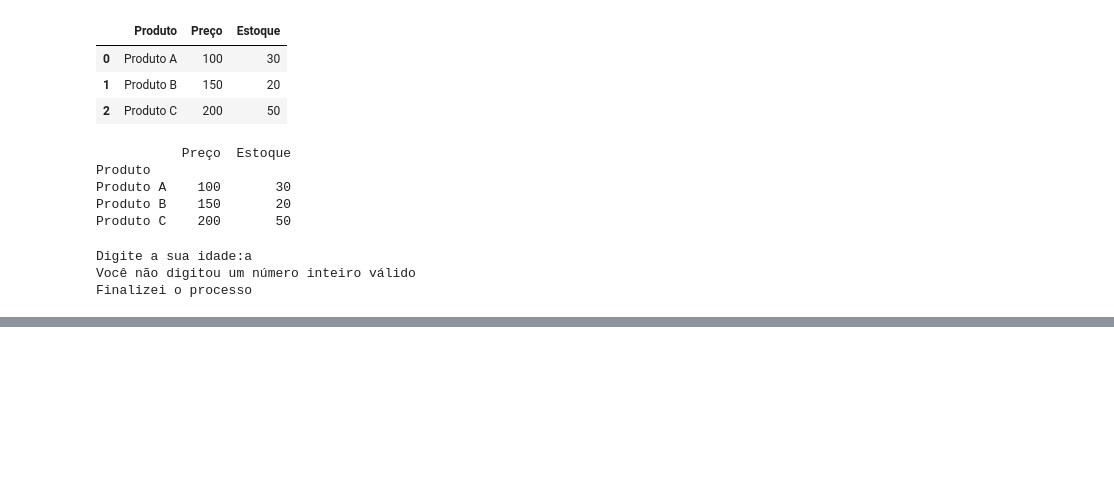
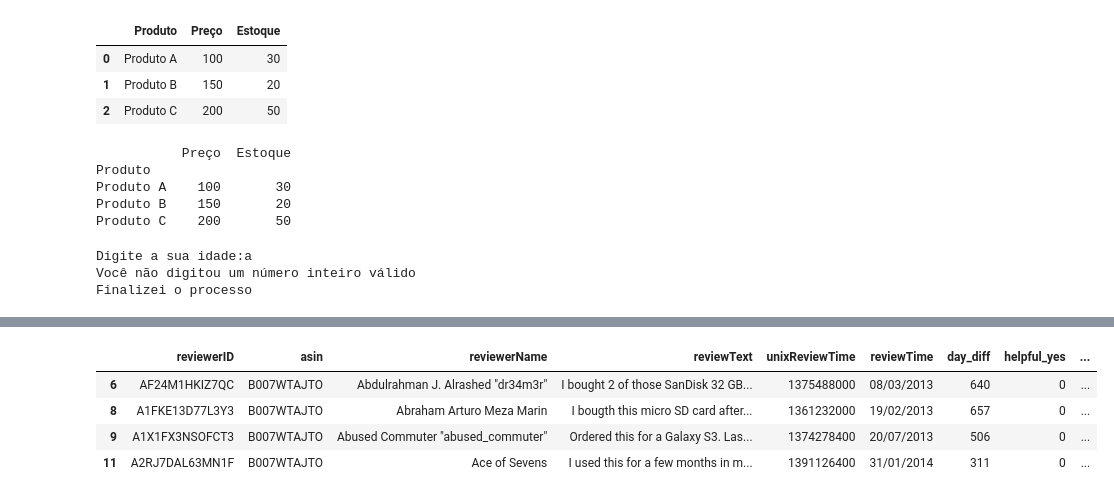
Before and after one commit to Lucas-Bas/Aluraplus, a Jupyter notebook: Aula06_Python.ipynb, the cells around one changed output, grey strips where cells are left out. Cells and saved outputs as stored; diff of their text form; code cells hidden in the pictures; blank space fills up the shorter version.

```diff
--- a/Aula06_Python.ipynb
+++ b/Aula06_Python.ipynb
@@ -49,0 +208,8 @@ Finalizei o processo
+# %%
+df_reviews[df_reviews["classificacao_ia"] == 'Negativa']
+# %% [output]
+|  | reviewerID | asin | reviewerName | reviewText | unixReviewTime | reviewTime | day_diff | helpful_yes | ... |
+| 6 | AF24M1HKIZ7QC | B007WTAJTO | Abdulrahman J. Alrashed "dr34m3r" | I bought 2 of those SanDisk 32 GB... | 1375488000 | 08/03/2013 | 640 | 0 | ... |
+| 8 | A1FKE13D77L3Y3 | B007WTAJTO | Abraham Arturo Meza Marin | I bougth this micro SD card after... | 1361232000 | 19/02/2013 | 657 | 0 | ... |
+| 9 | A1X1FX3NSOFCT3 | B007WTAJTO | Abused Commuter "abused_commuter" | Ordered this for a Galaxy S3. Las... | 1374278400 | 20/07/2013 | 506 | 0 | ... |
+| 11 | A2RJ7DAL63MN1F | B007WTAJTO | Ace of Sevens | I used this for a few months in m... | 1391126400 | 31/01/2014 | 311 | 0 | ... |
```
Also changed, not shown: parts of 7 cells of this notebook.
